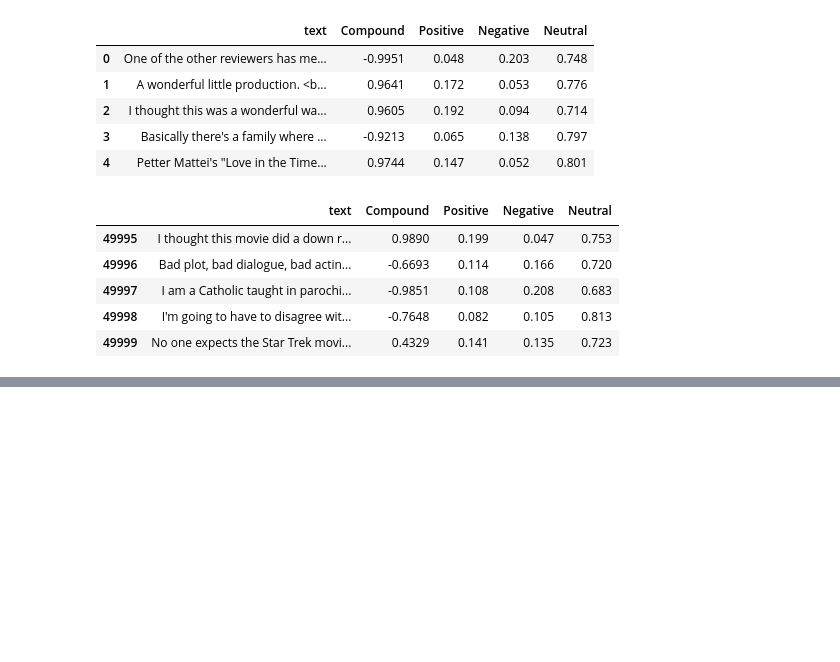
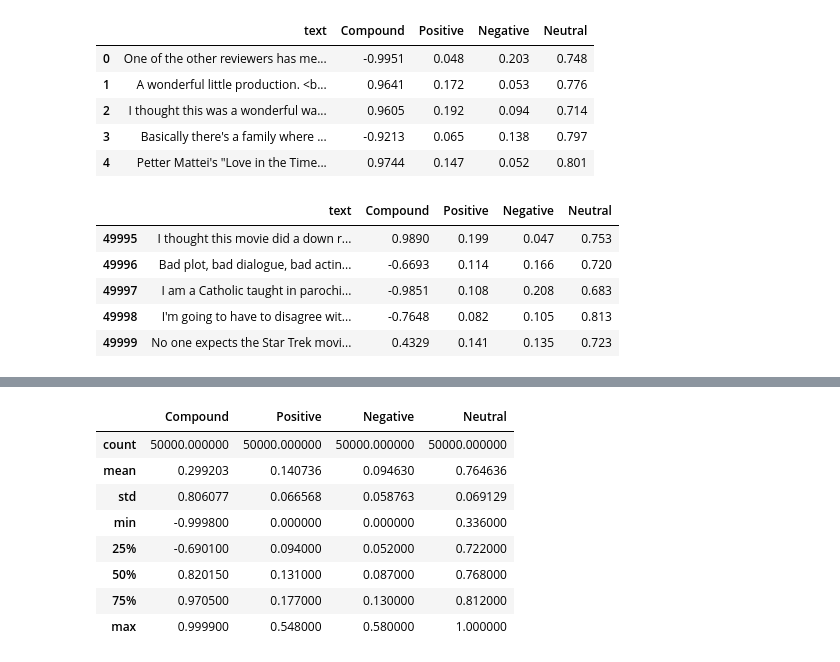
Before and after one commit to tylergehbauer/movie-survey-sentiment-analysis, a Jupyter notebook: movie_sentiment.ipynb, the cells around one changed output, grey strips where cells are left out. Saved outputs shown, nothing was run; the diff lists cells and outputs as text; code cells hidden in the pictures; blank space fills up the shorter version.

```diff
--- a/movie_sentiment.ipynb
+++ b/movie_sentiment.ipynb
@@ -143,3 +170,16 @@ imdb.head()
 | 2 | I thought this was a wonderful wa... | 0.9605 | 0.192 | 0.094 | 0.714 | [thought, wonderful, way, spend, ... |
 | 3 | Basically there's a family where ... | -0.9213 | 0.065 | 0.138 | 0.797 | [Basically, family, little, boy, ... |
 | 4 | Petter Mattei's "Love in the Time... | 0.9744 | 0.147 | 0.052 | 0.801 | [Petter, Mattei, Love, Time, Mone... |
+# %%
+#looks at mean score for each column
+imdb.describe()
+# %% [output]
+|  | Compound | Positive | Negative | Neutral |
+| count | 50000.000000 | 50000.000000 | 50000.000000 | 50000.000000 |
+| mean | 0.299203 | 0.140736 | 0.094630 | 0.764636 |
+| std | 0.806077 | 0.066568 | 0.058763 | 0.069129 |
+| min | -0.999800 | 0.000000 | 0.000000 | 0.336000 |
+| 25% | -0.690100 | 0.094000 | 0.052000 | 0.722000 |
+| 50% | 0.820150 | 0.131000 | 0.087000 | 0.768000 |
+| 75% | 0.970500 | 0.177000 | 0.130000 | 0.812000 |
+| max | 0.999900 | 0.548000 | 0.580000 | 1.000000 |
```
Also changed, not shown: parts of 24 cells of this notebook, 2 other files.
